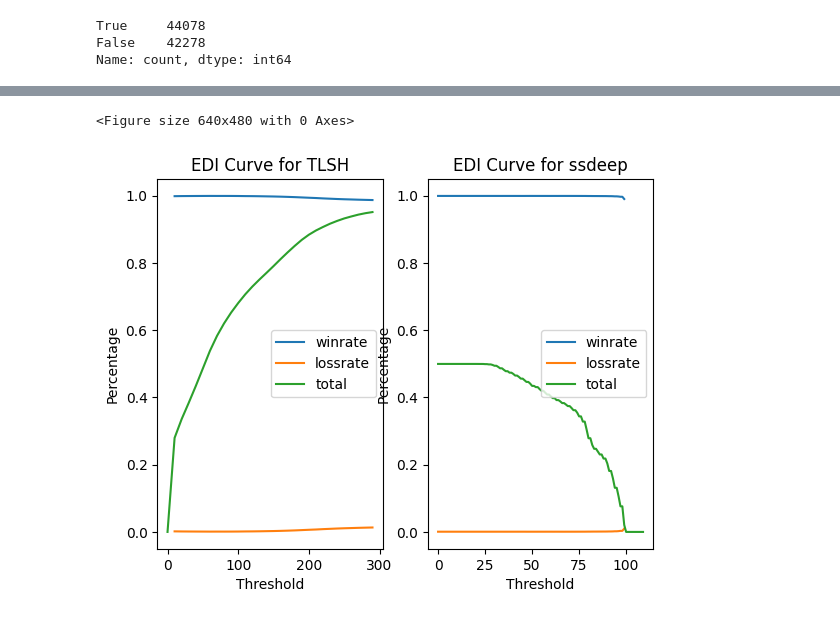
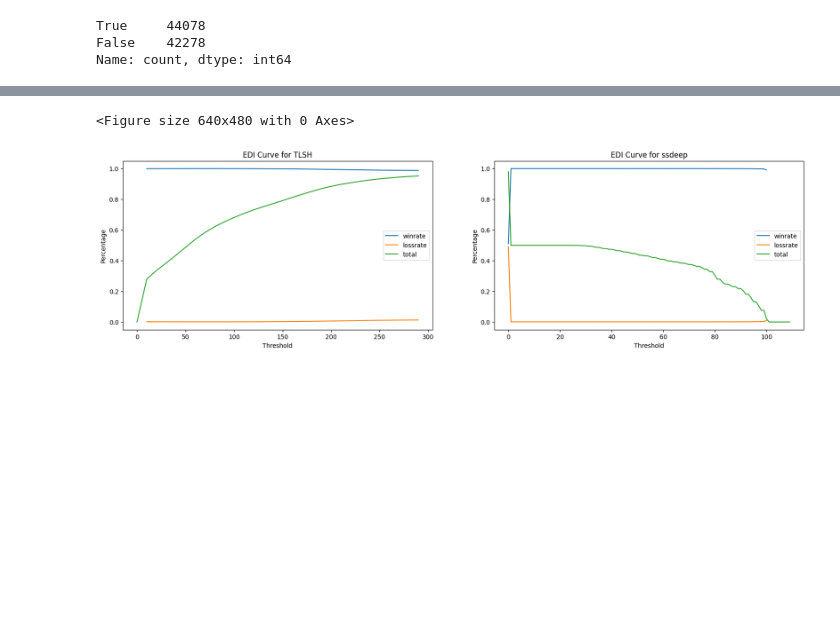
Before and after one commit to edizeqiri/obstkorb, a Jupyter notebook: Testing_Framework/Malware.ipynb, the cells around one changed output, grey strips where cells are left out. Drawn from its saved outputs; the diff is of its cells as text; code cells hidden in the pictures; blank space fills up the shorter version.

Commit message:
updated plots

```diff
--- a/Testing_Framework/Malware.ipynb
+++ b/Testing_Framework/Malware.ipynb
@@ -185,7 +185,7 @@ def tlsh_thresh(s):
     ssdeep_th = pd.DataFrame(columns=["threshold", "true_positive_rate", "false_positive_rate"])
     comp_to_sci = s[s["Scicore 1"] == False]
     compt_to_malware = s[s["Scicore 2"] == True]
-    for i in range (0,300,10):
+    for i in range (0,300,1):
 
         sci_th = comp_to_sci[comp_to_sci["Diff Score"] < i]
         mal_th = compt_to_malware[compt_to_malware["Diff Score"] < i]
@@ -228,7 +224,7 @@ The optimal Threshold is: 10
 # %%
 p.plot(x="false_positive_rate", y="true_positive_rate", xlim=(0, 1), ylim=(0, 1),title="ROC Curve for TLSH", legend=False)
 plt.plot([0, 1], [0, 1], color='navy', linestyle='--')
-for i in range(0,p.shape[0], 10):
+for i in range(0,p.shape[0] - 1, 15):
     plt.annotate(i, (p["false_positive_rate"][i], p["true_positive_rate"][i]), fontsize=8)
     if i > 100:
         break
@@ -420,7 +416,7 @@ for i in range (0,300,10):
     total = len(tlsh_comp_diff) / len(tlsh_comp)
     tls.append((winrate, 1-winrate, total,i))
 for j in range (0,110,1):
-    ssdeep_comp_diff = ssdeep_comp[ssdeep_comp["Diff Score"] > j]
+    ssdeep_comp_diff = ssdeep_comp[ssdeep_comp["Diff Score"] >= j]
     ssdeep_comp_diff = ssdeep_comp_diff[ssdeep_comp_diff["Scicore 1"] == False]
     winrate = (ssdeep_comp_diff["Family 1"] == ssdeep_comp_diff["Family 2"]).sum() / len(ssdeep_comp_diff)
     total = len(ssdeep_comp_diff) / len(ssdeep_comp)
@@ -428,26 +424,26 @@ for j in range (0,110,1):
 # %%
 titi = pd.DataFrame(tls, columns=["winrate", "lossrate", "total", "threshold"])
 sisi = pd.DataFrame(ssd, columns=["winrate", "lossrate", "total", "threshold"])
 #ti = titi.plot(x="threshold", y=["winrate","lossrate","total"],title="EDI Curve for TLSH")
 #si = sisi.plot(x="threshold", y=["winrate","lossrate","total"],title="EDI Curve for ssdeep")
 
 plt.clf()
-fig, ax = plt.subplots(1,2)
+fig, ax = plt.subplots(1,2, figsize=(20,5))
 ax[0].plot(titi["threshold"], titi["winrate"], label="winrate")
 ax[0].plot(titi["threshold"], titi["lossrate"], label="lossrate")
 ax[0].plot(titi["threshold"], titi["total"], label="total")
 ax[0].legend()
 ax[0].set_title("EDI Curve for TLSH")
 ax[0].set_xlabel("Threshold")
 ax[0].set_ylabel("Percentage")
 ax[1].plot(sisi["threshold"], sisi["winrate"], label="winrate")
 ax[1].plot(sisi["threshold"], sisi["lossrate"], label="lossrate")
 ax[1].plot(sisi["threshold"], sisi["total"], label="total")
 ax[1].legend()
 ax[1].set_title("EDI Curve for ssdeep")
 ax[1].set_xlabel("Threshold")
 ax[1].set_ylabel("Percentage")
 plt.show()
 # %% [output]
 <Figure size 640x480 with 0 Axes>
-[figure, old version]
+[figure, new version]
```
Also changed, not shown: parts of 17 cells of this notebook, 1 other file.
